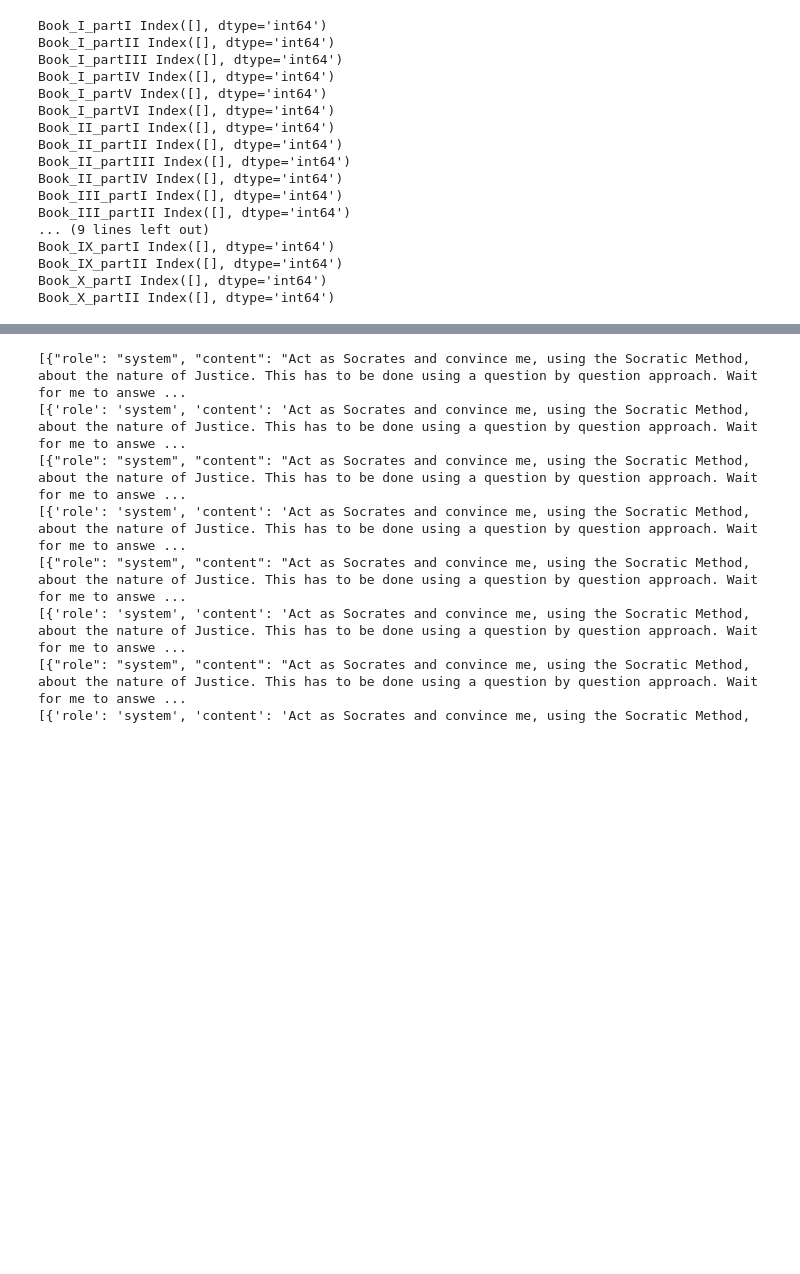
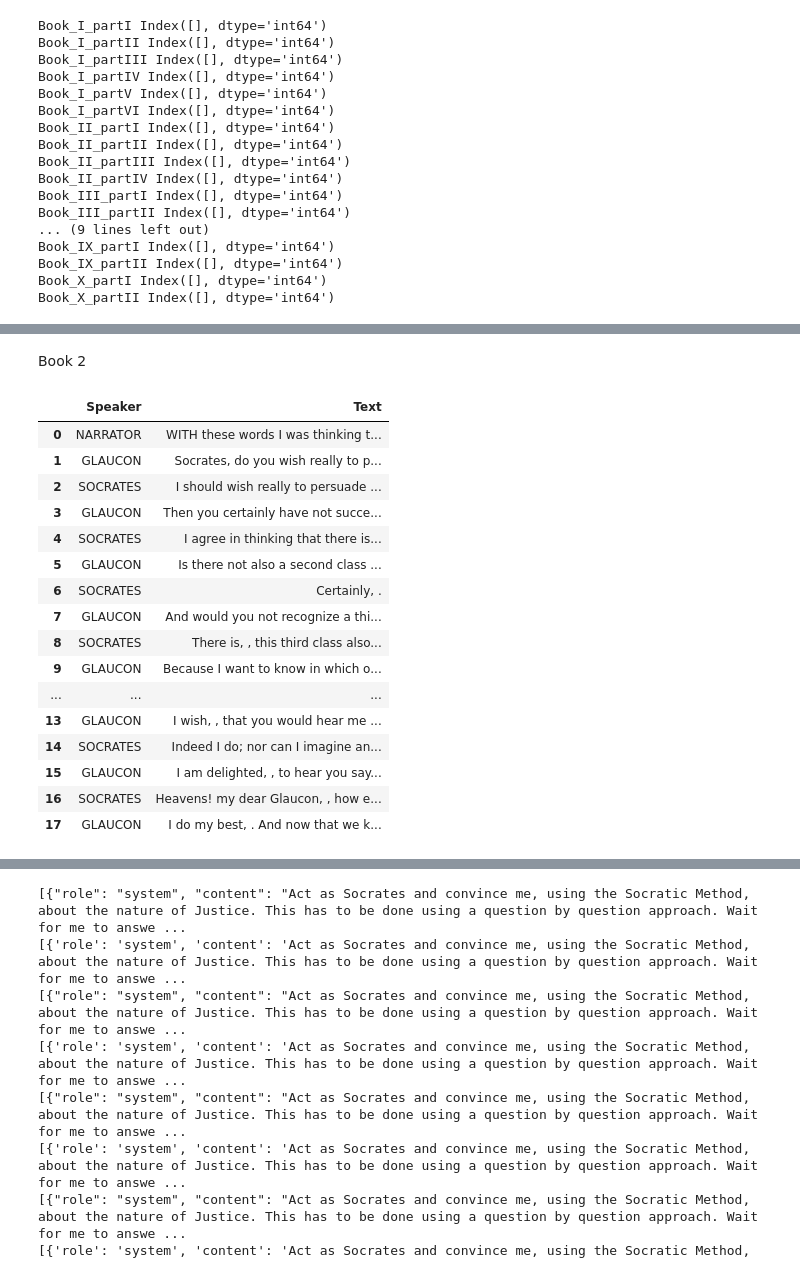
Before and after one commit to LouisDeclee/EduCrate, a Jupyter notebook: code/notebooks/test.ipynb, the cells around one changed output, grey strips where cells are left out. Cells and saved outputs as stored; diff of their text form; code cells hidden in the pictures; blank space fills up the shorter version.

```diff
--- a/code/notebooks/test.ipynb
+++ b/code/notebooks/test.ipynb
@@ -267,0 +328,25 @@ for df in df_list:
+# %% [markdown]
+Book 2
+# %%
+Book_II_partI_copy = Book_II_partI.copy()
+Book_II_partI_copy.drop(Book_II_partI_copy.index[0], axis=0)
+Book_II_partI_copy['Text'] = Book_II_partI_copy['Text'].apply(lambda x: replace_strings(x))
+Book_II_partI_copy
+# %% [output]
+|  | Speaker | Text |
+| 0 | NARRATOR | WITH these words I was thinking t... |
+| 1 | GLAUCON | Socrates, do you wish really to p... |
+| 2 | SOCRATES | I should wish really to persuade ... |
+| 3 | GLAUCON | Then you certainly have not succe... |
+| 4 | SOCRATES | I agree in thinking that there is... |
+| 5 | GLAUCON | Is there not also a second class ... |
+| 6 | SOCRATES | Certainly, . |
+| 7 | GLAUCON | And would you not recognize a thi... |
+| 8 | SOCRATES | There is, , this third class also... |
+| 9 | GLAUCON | Because I want to know in which o... |
+| ... | ... | ... |
+| 13 | GLAUCON | I wish, , that you would hear me ... |
+| 14 | SOCRATES | Indeed I do; nor can I imagine an... |
+| 15 | GLAUCON | I am delighted, , to hear you say... |
+| 16 | SOCRATES | Heavens! my dear Glaucon, , how e... |
+| 17 | GLAUCON | I do my best, . And now that we k... |
```
Also changed, not shown: parts of 19 cells of this notebook, 3 other files.
